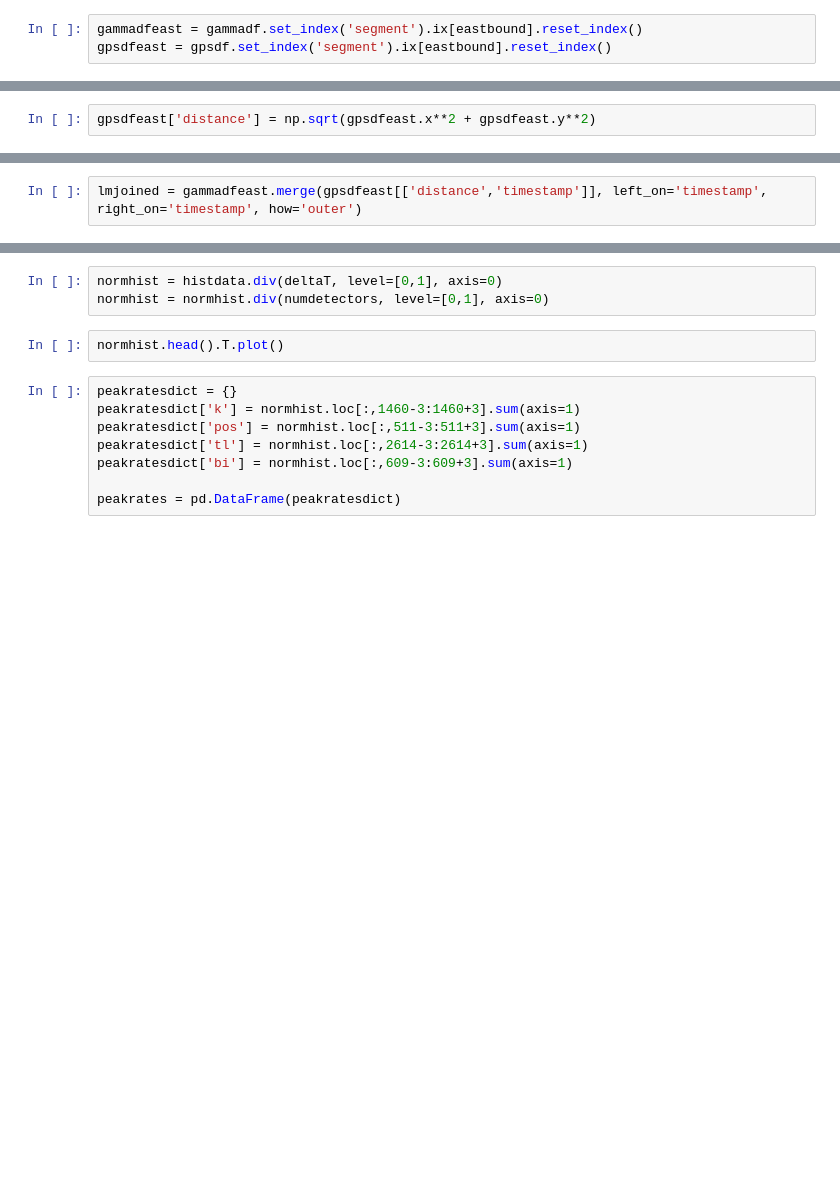
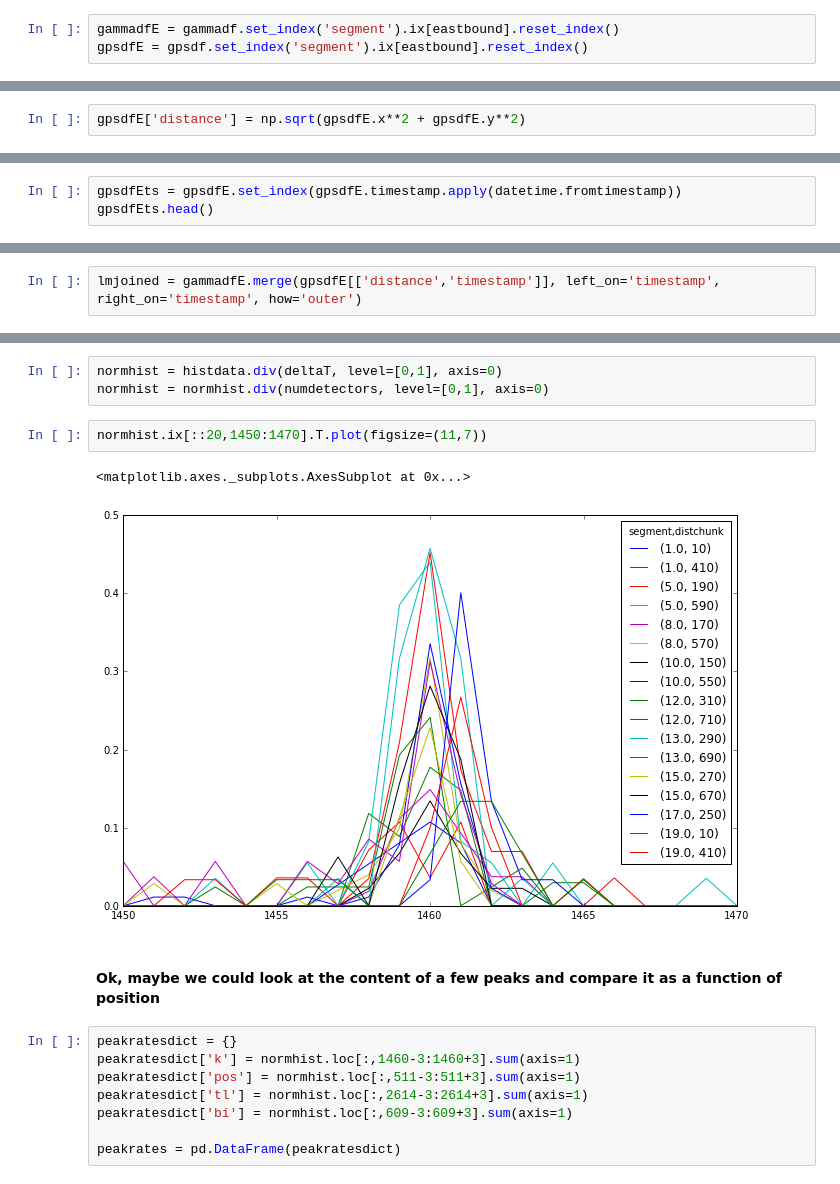
Before and after one commit to thehackerwithin/berkeley, a Jupyter notebook: python_pandas/Sadnap.ipynb, the cells around one changed output, grey strips where cells are left out. Drawn from its saved outputs; the diff is of its cells as text; blank space fills up the shorter version.

```diff
--- a/python_pandas/Sadnap.ipynb
+++ b/python_pandas/Sadnap.ipynb
@@ -450,7 +441,7 @@ eastbound
 # %%
-gammadfeast = gammadf.set_index('segment').ix[eastbound].reset_index()
-gpsdfeast = gpsdf.set_index('segment').ix[eastbound].reset_index()
+gammadfE = gammadf.set_index('segment').ix[eastbound].reset_index()
+gpsdfE = gpsdf.set_index('segment').ix[eastbound].reset_index()
 # %% [markdown]
 Ok, perhaps distance down the road would let us aggregate along chunks of distance here and look at the variability of natural radioactivity.
 # %%
-gpsdfeast['distance'] = np.sqrt(gpsdfeast.x**2 + gpsdfeast.y**2)
+gpsdfE['distance'] = np.sqrt(gpsdfE.x**2 + gpsdfE.y**2)
@@ -458,0 +464,3 @@ Joining and merging dataframes can be done like databases.  As always, loads of
+# %%
+gpsdfEts = gpsdfE.set_index(gpsdfE.timestamp.apply(datetime.fromtimestamp))
+gpsdfEts.head()
@@ -459,4 +507,4 @@ Joining and merging dataframes can be done like databases.  As always, loads of
 # %%
-lmjoined = gammadfeast.merge(gpsdfeast[['distance','timestamp']], left_on='timestamp', right_on='timestamp', how='outer')
+lmjoined = gammadfE.merge(gpsdfE[['distance','timestamp']], left_on='timestamp', right_on='timestamp', how='outer')
 # %%
 lmjoined.head()
@@ -499,8 +591,13 @@ numdetectors = segdistgroup.detch.apply(lambda x: len(x.unique()))
 # %%
 normhist = histdata.div(deltaT, level=[0,1], axis=0)
 normhist = normhist.div(numdetectors, level=[0,1], axis=0)
-# %%
-normhist.head().T.plot()
+# %%
+normhist.ix[::20,1450:1470].T.plot(figsize=(11,7))
+# %% [output]
+<matplotlib.axes._subplots.AxesSubplot at 0x...>
+[figure, added]
+# %% [markdown]
+#### Ok, maybe we could look at the content of a few peaks and compare it as a function of position
 # %%
 peakratesdict = {}
 peakratesdict['k'] = normhist.loc[:,1460-3:1460+3].sum(axis=1)
```
Also changed, not shown: parts of 86 cells of this notebook.
